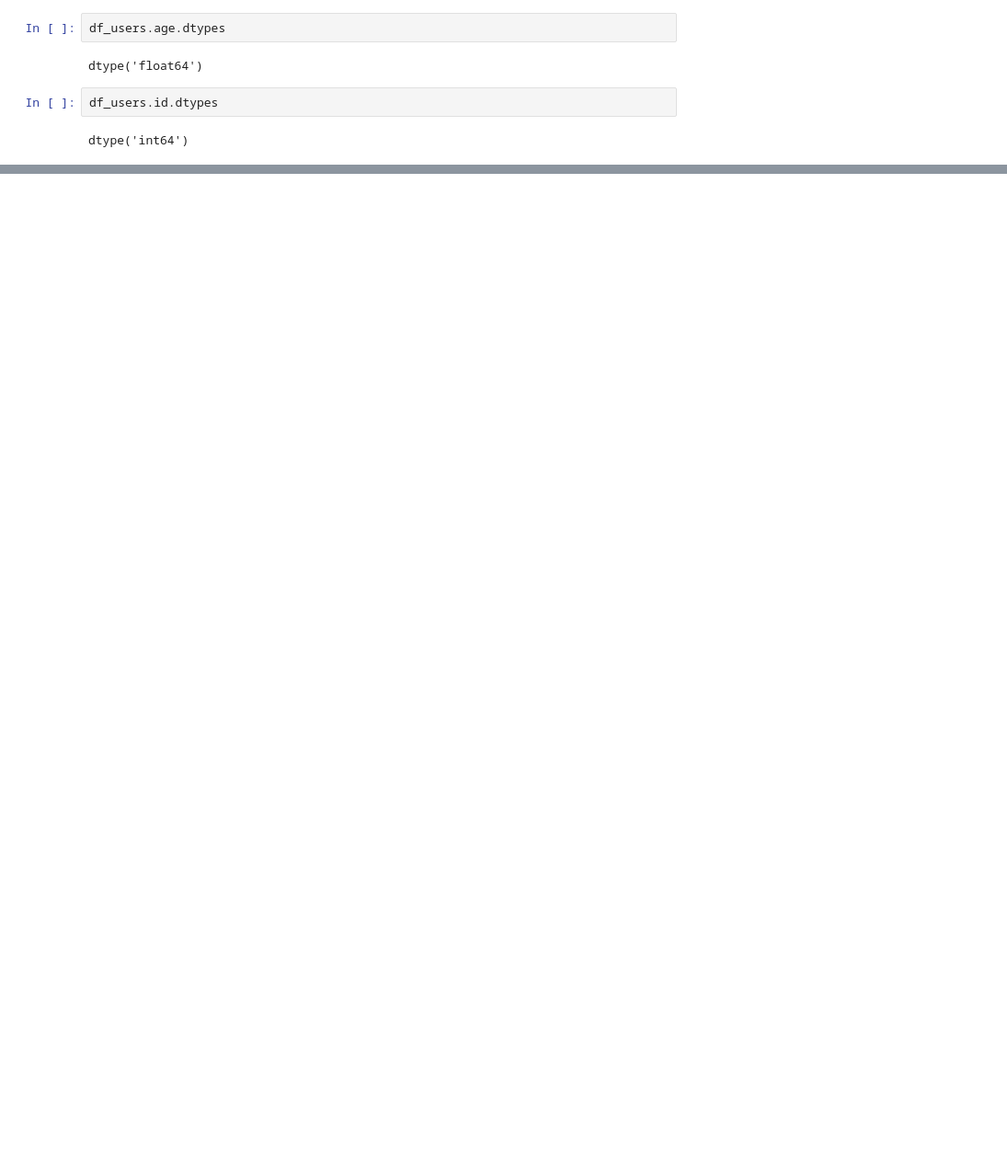
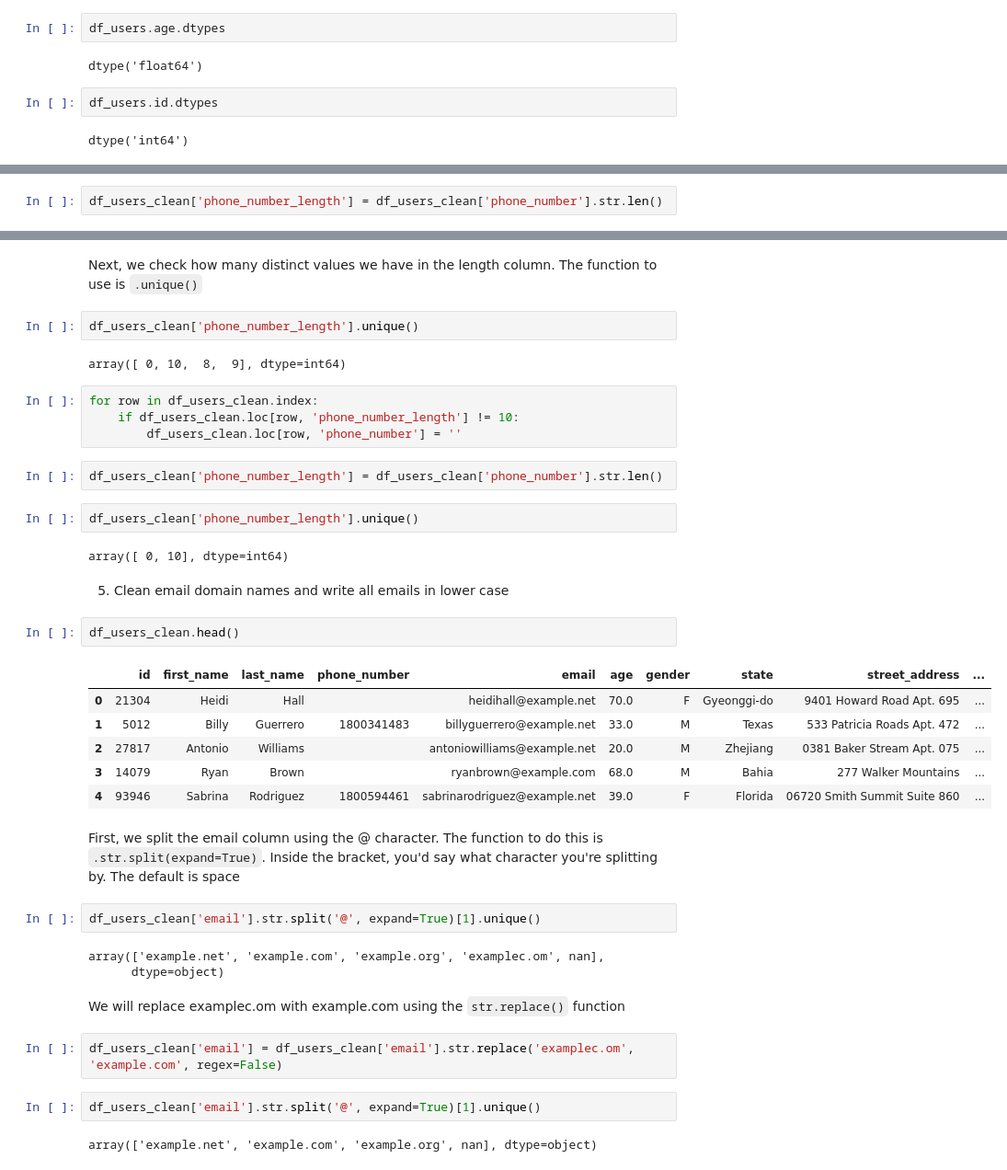
Before and after one commit to ItunuoluwaOlowoye/DataCleaning, a Jupyter notebook: Assessing Users Data in Python.ipynb, the cells around one changed output, grey strips where cells are left out. Shown: that part at 92% size. Saved outputs shown, nothing was run; the diff lists cells and outputs as text; blank space fills up the shorter version.

```diff
--- a/Assessing Users Data in Python.ipynb
+++ b/Assessing Users Data in Python.ipynb
@@ -209,0 +382,2 @@ dtype('int64')
+# %%
+df_users_clean['phone_number_length'] = df_users_clean['phone_number'].str.len()
@@ -209,0 +435,42 @@ dtype('int64')
+# %% [markdown]
+Next, we check how many distinct values we have in the length column. The function to use is `.unique()`
+# %%
+df_users_clean['phone_number_length'].unique()
+# %% [output]
+array([ 0, 10,  8,  9], dtype=int64)
+# %%
+for row in df_users_clean.index:
+    if df_users_clean.loc[row, 'phone_number_length'] != 10:
+        df_users_clean.loc[row, 'phone_number'] = ''
+# %%
+df_users_clean['phone_number_length'] = df_users_clean['phone_number'].str.len()
+# %%
+df_users_clean['phone_number_length'].unique()
+# %% [output]
+array([ 0, 10], dtype=int64)
+# %% [markdown]
+5. Clean email domain names and write all emails in lower case
+# %%
+df_users_clean.head()
+# %% [output]
+|  | id | first_name | last_name | phone_number | email | age | gender | state | street_address | ... |
+| 0 | 21304 | Heidi | Hall |  | heidihall@example.net | 70.0 | F | Gyeonggi-do | 9401 Howard Road Apt. 695 | ... |
+| 1 | 5012 | Billy | Guerrero | 1800341483 | billyguerrero@example.net | 33.0 | M | Texas | 533 Patricia Roads Apt. 472 | ... |
+| 2 | 27817 | Antonio | Williams |  | antoniowilliams@example.net | 20.0 | M | Zhejiang | 0381 Baker Stream Apt. 075 | ... |
+| 3 | 14079 | Ryan | Brown |  | ryanbrown@example.com | 68.0 | M | Bahia | 277 Walker Mountains | ... |
+| 4 | 93946 | Sabrina | Rodriguez | 1800594461 | sabrinarodriguez@example.net | 39.0 | F | Florida | 06720 Smith Summit Suite 860 | ... |
+# %% [markdown]
+First, we split the email column using the @ character. The function to do this is `.str.split(expand=True)`. Inside the bracket, you'd say what character you're splitting by. The default is space
+# %%
+df_users_clean['email'].str.split('@', expand=True)[1].unique()
+# %% [output]
+array(['example.net', 'example.com', 'example.org', 'examplec.om', nan],
+      dtype=object)
+# %% [markdown]
+We will replace examplec.om with example.com using the `str.replace()` function
+# %%
+df_users_clean['email'] = df_users_clean['email'].str.replace('examplec.om', 'example.com', regex=False)
+# %%
+df_users_clean['email'].str.split('@', expand=True)[1].unique()
+# %% [output]
+array(['example.net', 'example.com', 'example.org', nan], dtype=object)
```
Also changed, not shown: parts of 45 cells of this notebook.
